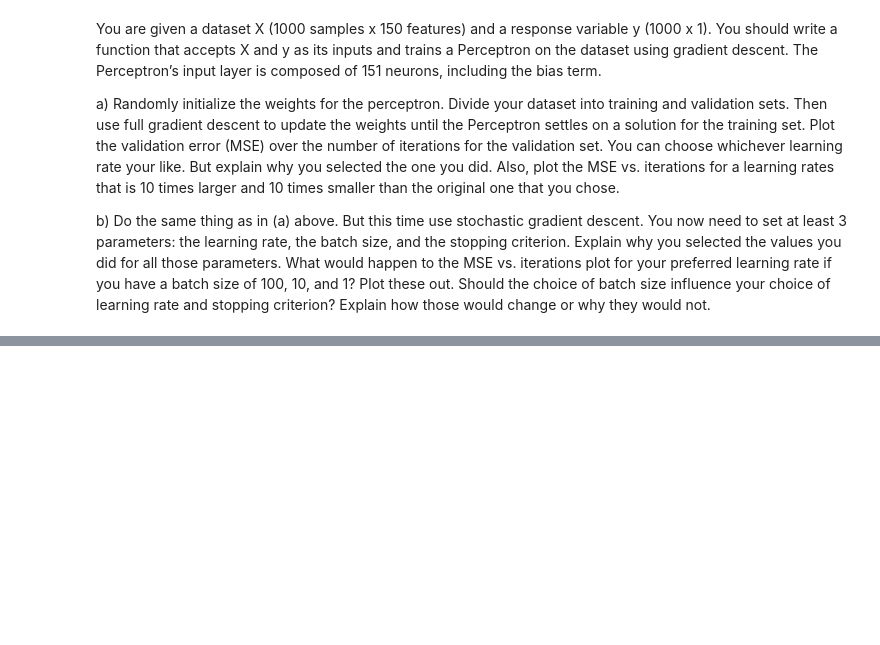
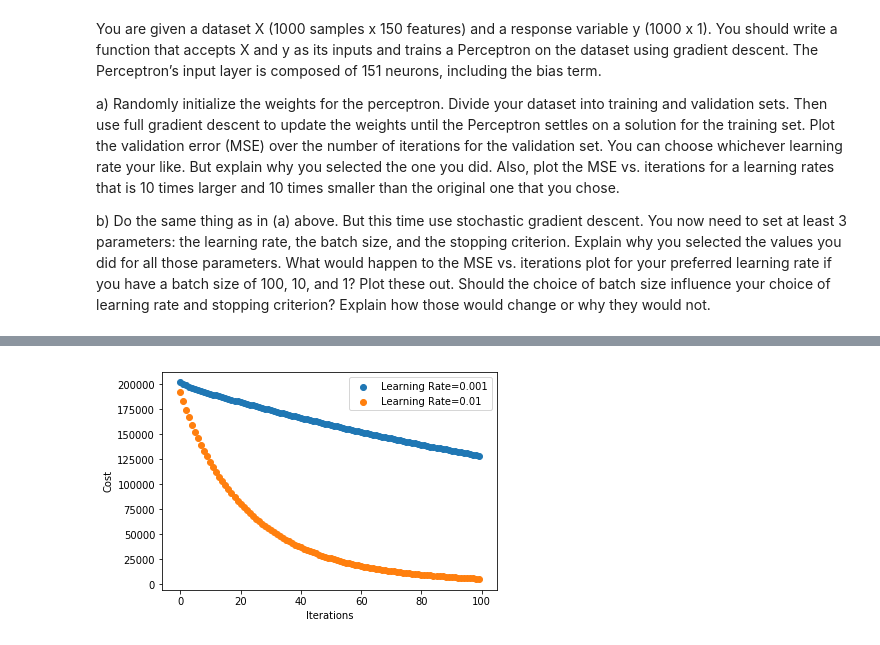
Before and after one commit to nayanika-g/gradient-descent, a Jupyter notebook: HW11.ipynb, the cells around one changed output, grey strips where cells are left out. Drawn from its saved outputs; the diff is of its cells as text; code cells hidden in the pictures; blank space fills up the shorter version.

```diff
--- a/HW11.ipynb
+++ b/HW11.ipynb
@@ -42,0 +76,35 @@ NameError: name 'pd' is not defined
+# %%
+def gradient_descent(X, y, learning_rate, max_iter):
+    #k = X.shape[0]
+    n = X.shape[1]
+    theta = np.zeros(n)                #random initialization
+    costs = []
+    for i in range(max_iter):
+        theta = helper(X, y, learning_rate, theta)
+        #print(i, 'cost:', cost(X, y, theta))
+        costs.append(cost(X, y, theta))
+    return theta, costs
+# %%
+def run(X, y, l_rate, num_iter):
+    theta, costs = gradient_descent(X, y, l_rate, num_iter)
+    return theta, costs
+# %%
+_, costs = run(X_train, y_train, l_rate=0.001, num_iter=100)
+_, costs2 = run(X_train, y_train, l_rate=0.01, num_iter=100)
+_, costs3 = run(X_train, y_train, l_rate=0.1, num_iter=100)
+# %%
+costs_list = [item for sublist in costs for item in sublist]
+costs2_list = [item for sublist in costs2 for item in sublist]
+costs3_list = [item for sublist in costs3 for item in sublist]
+# %%
+iterations = np.arange(max_iter)
+plt.scatter(iterations, costs_list, label="Learning Rate=0.001")
+plt.scatter(iterations, costs2_list, label="Learning Rate=0.01")
+#plt.scatter(iterations, costs3_list, label="Learning Rate=0.1")
+plt.autoscale()
+plt.legend(loc="upper right")
+plt.xlabel("Iterations")
+plt.ylabel("Cost")
+plt.show()
+# %% [output]
+[figure, added]
```
Also changed, not shown: parts of 9 cells of this notebook.
